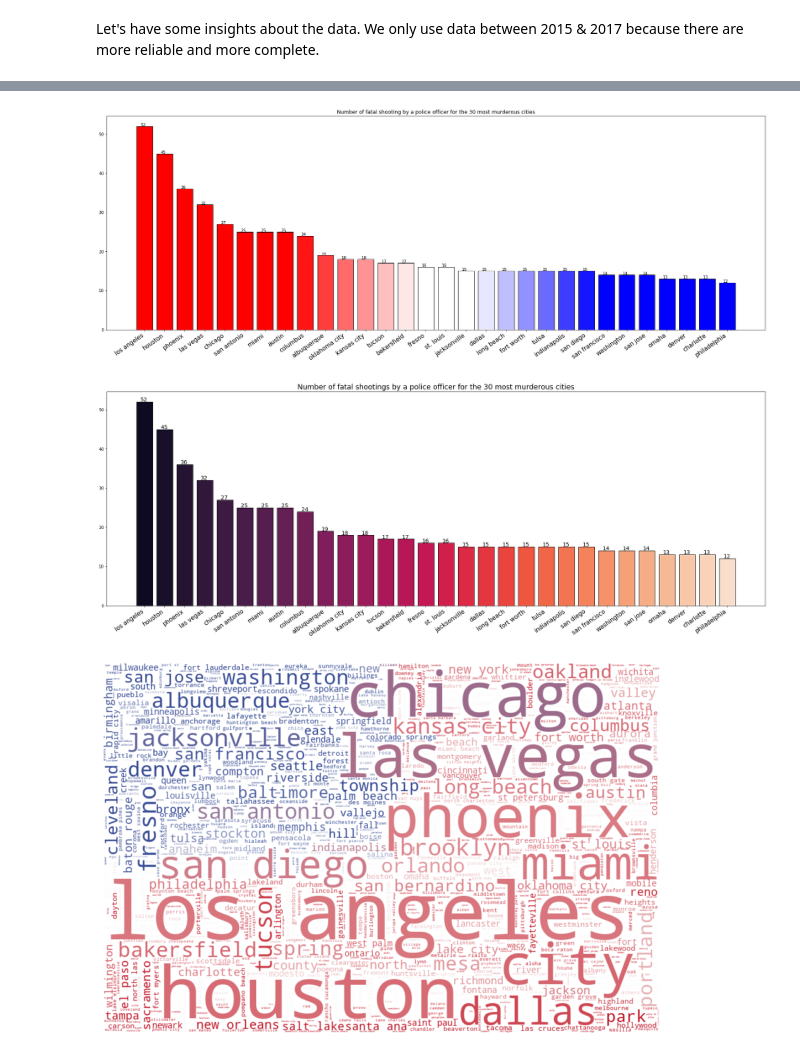
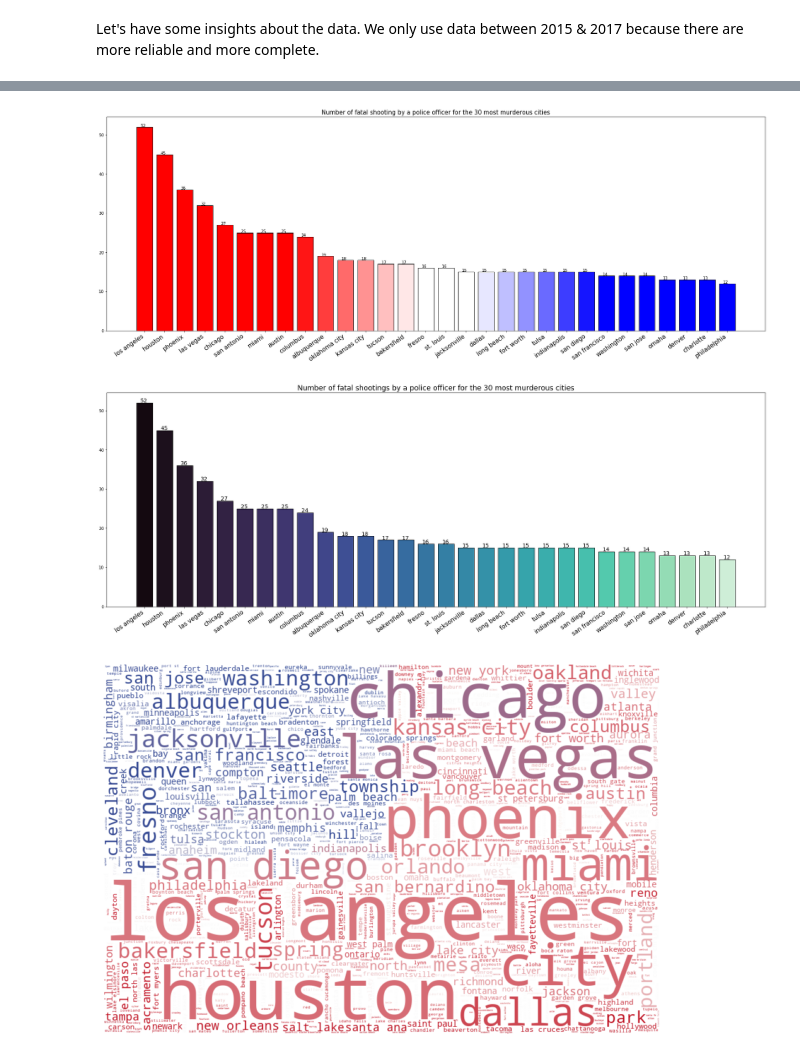
Before and after one commit to AuroreSupiot/Fatal_Police_Shootings_USA, a Jupyter notebook: PredictionFatalPoliceShootings_USA.ipynb, the cells around one changed output, grey strips where cells are left out. Cells and saved outputs as stored; diff of their text form; code cells hidden in the pictures.

```diff
--- a/PredictionFatalPoliceShootings_USA.ipynb
+++ b/PredictionFatalPoliceShootings_USA.ipynb
@@ -416,26 +421,26 @@ rvb = mcolors.LinearSegmentedColormap.from_list("", clist)
 plt.figure(figsize=(30,10))
 plt.bar(x, df_viz_city.number, color=rvb(x/30), edgecolor='black')
 plt.xticks(x, df_viz_city.index, rotation=35,horizontalalignment='right', fontsize=15)
-plt.title('Number of fatal shooting by a police officer for the 30 most murderous cities', fontsize=13)
+plt.title('Number of fatal shooting by a police officer for the 30 most murderous cities', fontsize=15)
 for i in range(len(df_viz_city.number)):
     plt.text(x = i-0.2, y = df_viz_city.number[i]+0.01, s = df_viz_city.number[i])
 
 plt.show()
 # %% [output]
-[figure, old version]
+[figure, new version]
 # %%
 #visualisation by city
 x=np.arange(len(df_viz_city.index))
 plt.figure(figsize=(30,10))
-plt.bar(x, df_viz_city.number, color=sns.color_palette('rocket', len(x)), edgecolor='black')
+plt.bar(x, df_viz_city.number, color=sns.color_palette('mako', len(x)), edgecolor='black')
 plt.xticks(x, df_viz_city.index, rotation=35,horizontalalignment='right', fontsize=15)
 plt.title('Number of fatal shootings by a police officer for the 30 most murderous cities', fontsize=18)
 for i in range(len(df_viz_city.number)):
     plt.text(x = i-0.2, y = df_viz_city.number[i]+0.1, s = df_viz_city.number[i], fontsize=14)
 
 plt.show()
 # %% [output]
-[figure, old version]
+[figure, new version]
 # %%
 #word map USA
 # Start with one review:
```
Also changed, not shown: parts of 6 cells of this notebook, 1 other file.
